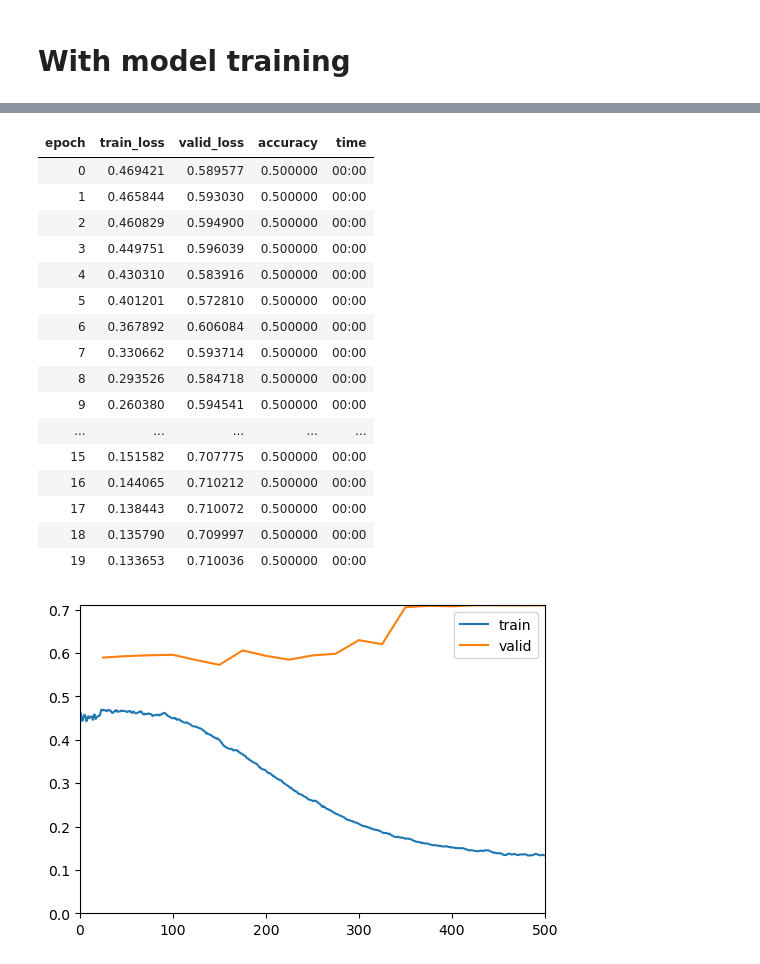
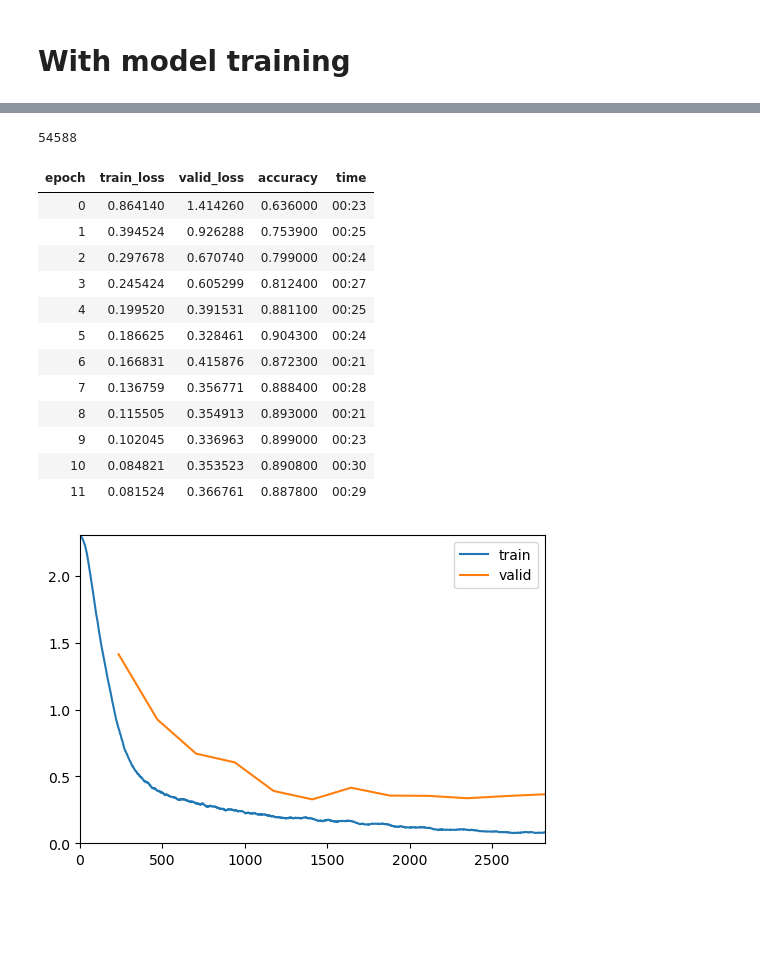
Before and after one commit to ssslakter/FastFF, a Jupyter notebook: nbs/01_tree.ipynb, the cells around one changed output, grey strips where cells are left out. Saved outputs shown, nothing was run; the diff lists cells and outputs as text; code cells hidden in the pictures; blank space fills up the shorter version.

```diff
--- a/nbs/01_tree.ipynb
+++ b/nbs/01_tree.ipynb
@@ -153,5 +116,0 @@ class SwissrollDS:
-# %%
-n, std, n_swirls = 400, 0.5, 0.7
-train, test = SwissrollDS(n, std, n_swirls), SwissrollDS(n//4, std, n_swirls)
-dls = DataLoaders(TfmdDL(train, bs, True, n_cores),
-                  TfmdDL(test, bs, False, n_cores))
@@ -192,24 +137,54 @@ draw_tree_lines(model_fff.node_weights.detach(), model_fff.node_biases.detach(),
+# %%
+#|export
+class ContourCB(Callback):
+    '''After each epoch calls `get_leaves` on all input space'''
+    def __init__(self, module, x_lim=(-50,50), n=500): store_attr()
+
+    def before_fit(self): self.z = []
+
+    def after_epoch(self):
+        if not self.training:
+            X,Y,Z = get_leaves(self.module, self.x_lim,self.n)
+            if not hasattrs(self,('X','Y')): self.X,self.Y=X,Y
+            self.z.append(Z)
+
+    @delegates(plot_contour)
+    def show(self, idx=-1, **kwargs):
+        plot_contour(self.X,self.Y,self.z[idx],**kwargs)
+# %%
+#|hide
+mean, std = 0.130652368068695068, 0.307504087686538696
+bs = 256
+tfm = T.Compose([T.ToTensor(),T.Normalize((mean,), (std,)),
+                 T.Lambda(lambda x: x.view(-1,28*28).squeeze())])
+
+train_dataset = MNIST('../data', train=True, download=True,transform=tfm)
+test_dataset = MNIST('../data', train=False, download=True,transform=tfm)
+dls = DataLoaders(TfmdDL(train_dataset, bs, True, n_cores),TfmdDL(test_dataset, bs, False, n_cores))
+# %%
+model_fff = nn.Sequential(fff.FFF(28*28, 32, 2, 1),
+                          fff.FFF(2, 32, 10, 3))
+num_params(model_fff)
+# %% [output]
+54588
 # %%
 #|eval: false
-cbs = [ShowGraphCallback(), before_batch_cb(lambda s,xb,yb: (xb,(yb[0][:,None],)))]
-learn = Learner(dls, model_fff, loss_func=F.binary_cross_entropy_with_logits, metrics=accuracy, opt_func = Adam, cbs=cbs)
-learn.fit_one_cycle(20, lr_max=1e-2)
+cntr = ContourCB(model_fff[-1],-30,30)
+cbs = [ShowGraphCallback(), cntr]
+learn = Learner(dls, model_fff, loss_func=F.cross_entropy, metrics=accuracy, opt_func = Adam, cbs=cbs)
+learn.fit_one_cycle(12, lr_max=0.7e-2)
 # %% [output]
 | epoch | train_loss | valid_loss | accuracy | time |
-| 0 | 0.469421 | 0.589577 | 0.500000 | 00:00 |
-| 1 | 0.465844 | 0.593030 | 0.500000 | 00:00 |
-| 2 | 0.460829 | 0.594900 | 0.500000 | 00:00 |
-| 3 | 0.449751 | 0.596039 | 0.500000 | 00:00 |
-| 4 | 0.430310 | 0.583916 | 0.500000 | 00:00 |
-| 5 | 0.401201 | 0.572810 | 0.500000 | 00:00 |
-| 6 | 0.367892 | 0.606084 | 0.500000 | 00:00 |
-| 7 | 0.330662 | 0.593714 | 0.500000 | 00:00 |
-| 8 | 0.293526 | 0.584718 | 0.500000 | 00:00 |
-| 9 | 0.260380 | 0.594541 | 0.500000 | 00:00 |
-| ... | ... | ... | ... | ... |
-| 15 | 0.151582 | 0.707775 | 0.500000 | 00:00 |
-| 16 | 0.144065 | 0.710212 | 0.500000 | 00:00 |
-| 17 | 0.138443 | 0.710072 | 0.500000 | 00:00 |
-| 18 | 0.135790 | 0.709997 | 0.500000 | 00:00 |
-| 19 | 0.133653 | 0.710036 | 0.500000 | 00:00 |
+| 0 | 0.864140 | 1.414260 | 0.636000 | 00:23 |
+| 1 | 0.394524 | 0.926288 | 0.753900 | 00:25 |
+| 2 | 0.297678 | 0.670740 | 0.799000 | 00:24 |
+| 3 | 0.245424 | 0.605299 | 0.812400 | 00:27 |
+| 4 | 0.199520 | 0.391531 | 0.881100 | 00:25 |
+| 5 | 0.186625 | 0.328461 | 0.904300 | 00:24 |
+| 6 | 0.166831 | 0.415876 | 0.872300 | 00:21 |
+| 7 | 0.136759 | 0.356771 | 0.888400 | 00:28 |
+| 8 | 0.115505 | 0.354913 | 0.893000 | 00:21 |
+| 9 | 0.102045 | 0.336963 | 0.899000 | 00:23 |
+| 10 | 0.084821 | 0.353523 | 0.890800 | 00:30 |
+| 11 | 0.081524 | 0.366761 | 0.887800 | 00:29 |
-[figure, old version]
+[figure, new version]
```
Also changed, not shown: parts of 58 cells of this notebook, 8 other files.
